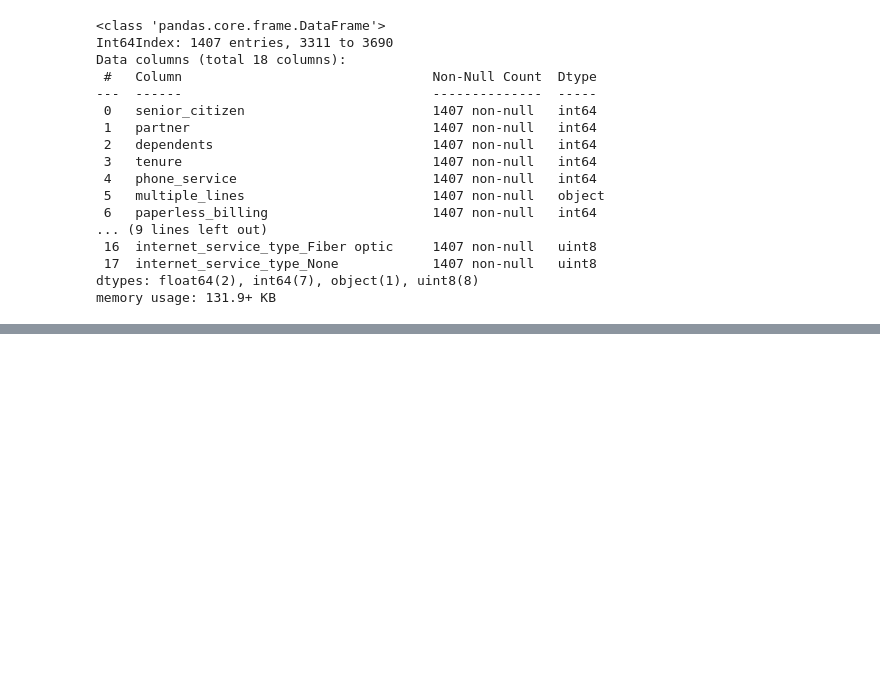
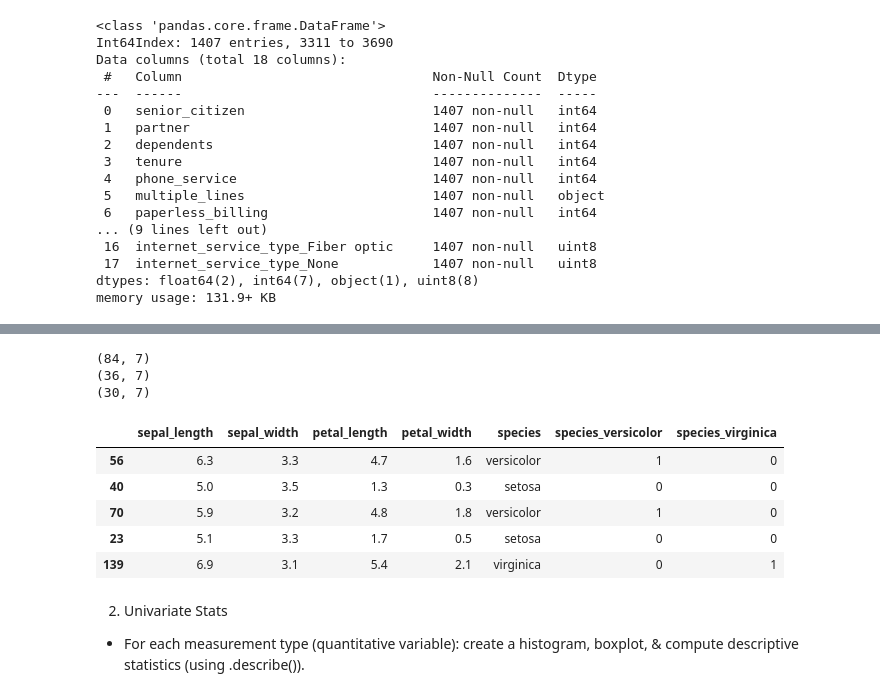
Before and after one commit to kristofer-rivera/classification-exercises, a Jupyter notebook: classification_exercises.ipynb, the cells around one changed output, grey strips where cells are left out. Cells and saved outputs as stored; diff of their text form; code cells hidden in the pictures; blank space fills up the shorter version.

Commit message:
Added train, test, split function to prepare and started the exploratory analysis exercises.

```diff
--- a/classification_exercises.ipynb
+++ b/classification_exercises.ipynb
@@ -802,0 +809,4 @@ memory usage: 131.9+ KB
+# %%
+# Acquire
+df = aq.get_iris_data()
+df.head()
@@ -802,0 +821,4 @@ memory usage: 131.9+ KB
+# %%
+#Prepare
+df = prep.prep_iris(df)
+df.head()
@@ -802,0 +832,28 @@ memory usage: 131.9+ KB
+# %%
+#Split
+train_validate, test = train_test_split(df, test_size=.2,
+                                       random_state=123)
+
+train, validate = train_test_split(train_validate, test_size=.3,
+                                  random_state=123)
+# %%
+print(train.shape)
+print(validate.shape)
+print(test.shape)
+# %% [output]
+(84, 7)
+(36, 7)
+(30, 7)
+# %%
+train.head()
+# %% [output]
+|  | sepal_length | sepal_width | petal_length | petal_width | species | species_versicolor | species_virginica |
+| 56 | 6.3 | 3.3 | 4.7 | 1.6 | versicolor | 1 | 0 |
+| 40 | 5.0 | 3.5 | 1.3 | 0.3 | setosa | 0 | 0 |
+| 70 | 5.9 | 3.2 | 4.8 | 1.8 | versicolor | 1 | 0 |
+| 23 | 5.1 | 3.3 | 1.7 | 0.5 | setosa | 0 | 0 |
+| 139 | 6.9 | 3.1 | 5.4 | 2.1 | virginica | 0 | 1 |
+# %% [markdown]
+2. Univariate Stats
+
+- For each measurement type (quantitative variable): create a histogram, boxplot, & compute descriptive statistics (using .describe()).
```
Also changed, not shown: parts of 6 cells of this notebook, 1 other file.
